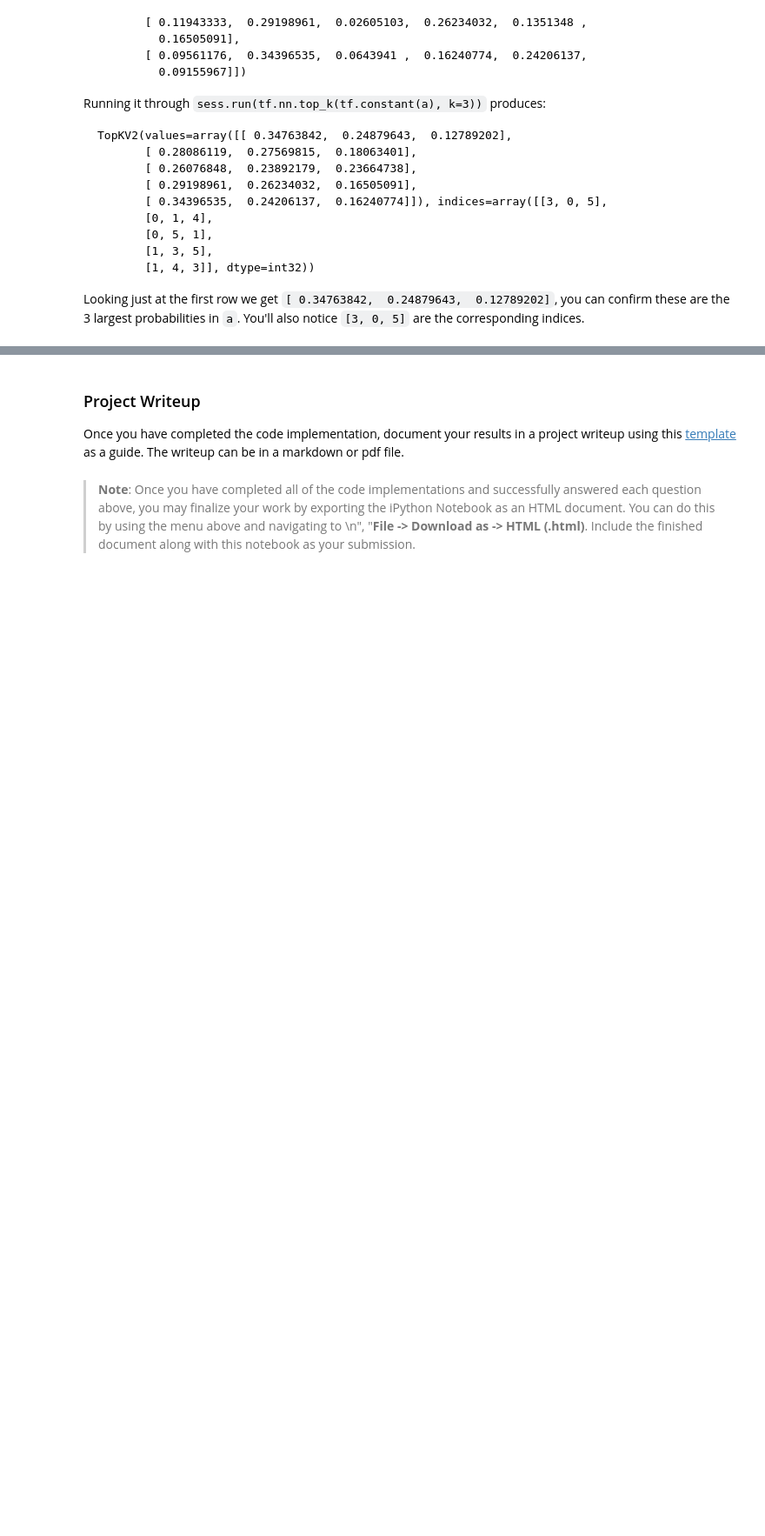
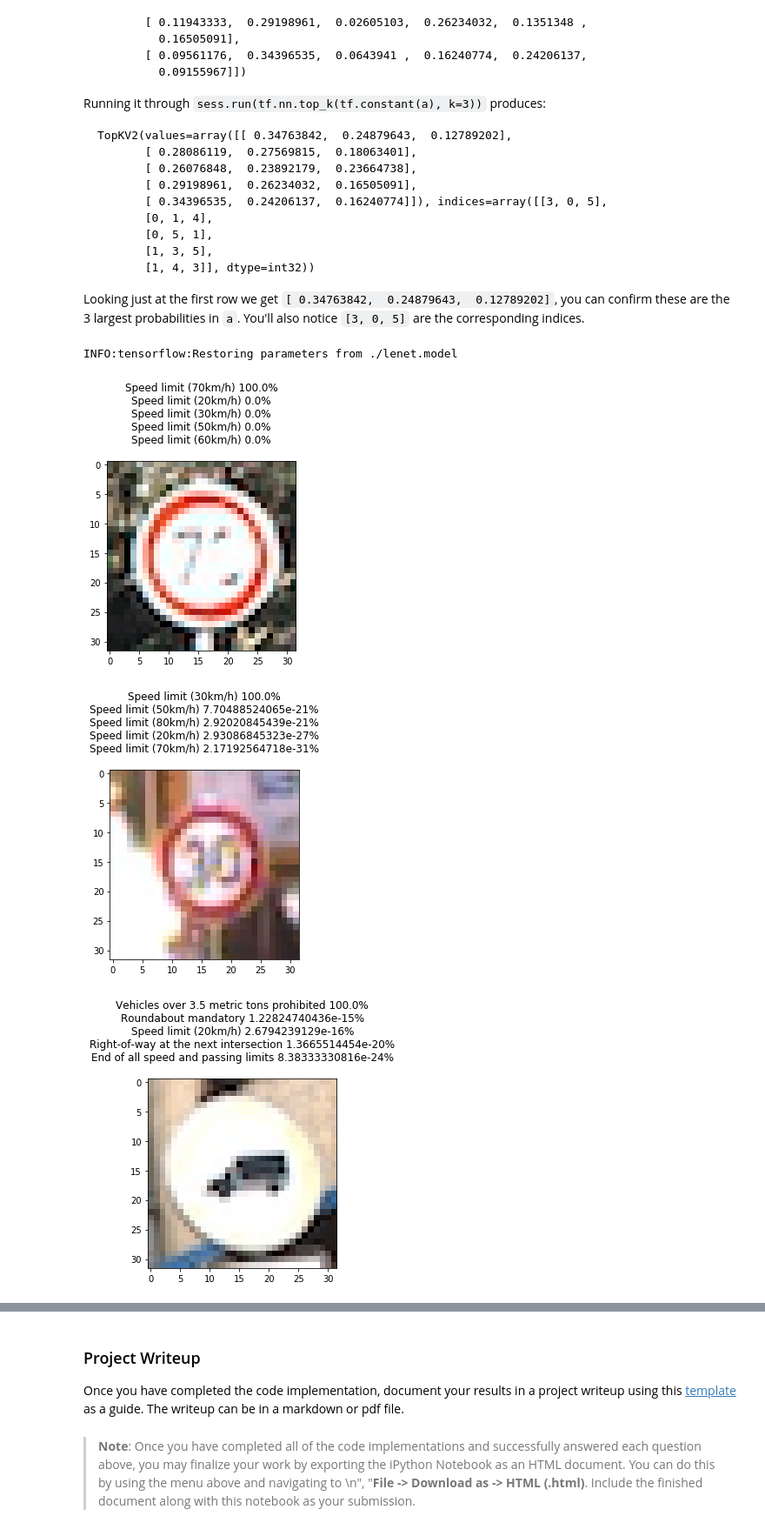
Before and after one commit to monkshao/CarND-Traffic-Sign-Classifier-Project, a Jupyter notebook: Traffic_Sign_Classifier.ipynb, the cells around one changed output, grey strips where cells are left out. Shown at 87% size. Drawn from its saved outputs; the diff is of its cells as text; code cells hidden in the pictures; blank space fills up the shorter version.

```diff
--- a/Traffic_Sign_Classifier.ipynb
+++ b/Traffic_Sign_Classifier.ipynb
@@ -422,3 +593,10 @@ with tf.Session() as sess:
 To give yourself more insight into how your model is working, download at least five pictures of German traffic signs from the web and use your model to predict the traffic sign type.
 
 You may find `signnames.csv` useful as it contains mappings from the class id (integer) to the actual sign name.
+# %%
+#load the csv files and get the sign name of each label
+import pandas as pd
+data = pd.read_csv('signnames.csv')
+sign_names = data["SignName"]
+
+print(sign_names)
@@ -440,0 +704,12 @@ You may find `signnames.csv` useful as it contains mappings from the class id (i
+# %%
+# softmax probabilities
+probs = []
+with tf.Session() as sess:
+    new_saver = tf.train.import_meta_graph('lenet.model.meta')
+    new_saver.restore(sess, tf.train.latest_checkpoint('./'))
+    probs = sess.run(tf.nn.softmax(logits), feed_dict={x: new_images_gray_normalized, keep_prob: 1.0})
+
+    for prob,image_path in zip(probs, images):
+        print("Image path ", image_path)
+        for i in np.arange(43):
+            print('    Class label ', i, ' with certainty ', str(prob[i] * 100.00) + '%')
@@ -483,0 +774,28 @@ Looking just at the first row we get `[ 0.34763842,  0.24879643,  0.12789202]`,
+# %%
+### Print out the top five softmax probabilities for the predictions on the German traffic sign images found on the web.
+### Feel free to use as many code cells as needed.
+
+topk_function = tf.nn.top_k(tf.nn.softmax(logits), k=5)
+topk = []
+with tf.Session() as sess:
+    new_saver = tf.train.import_meta_graph('lenet.model.meta')
+    new_saver.restore(sess, tf.train.latest_checkpoint('./'))
+    topk = sess.run(topk_function, feed_dict={x: new_images_gray_normalized, keep_prob: 1.0})
+
+topk_prob_values, category_labels = topk[0], topk[1]
+
+for i in np.arange(len(category_labels)):
+    title=''
+    image_path = images[i]
+    image = mpimg.imread(images_dir + image_path)
+    for category_label, prob_value in zip(category_labels[i], topk_prob_values[i]):
+        title += sign_names[category_label] + ' ' + str(prob_value* 100.00) + '%\n'
+    plt.title(title)
+
+    plt.imshow(image)
+    plt.show()
+# %% [output]
+INFO:tensorflow:Restoring parameters from ./lenet.model
+[figure, added]
+[figure, added]
+[figure, added]
```
Also changed, not shown: parts of 28 cells of this notebook, 1 other file.
